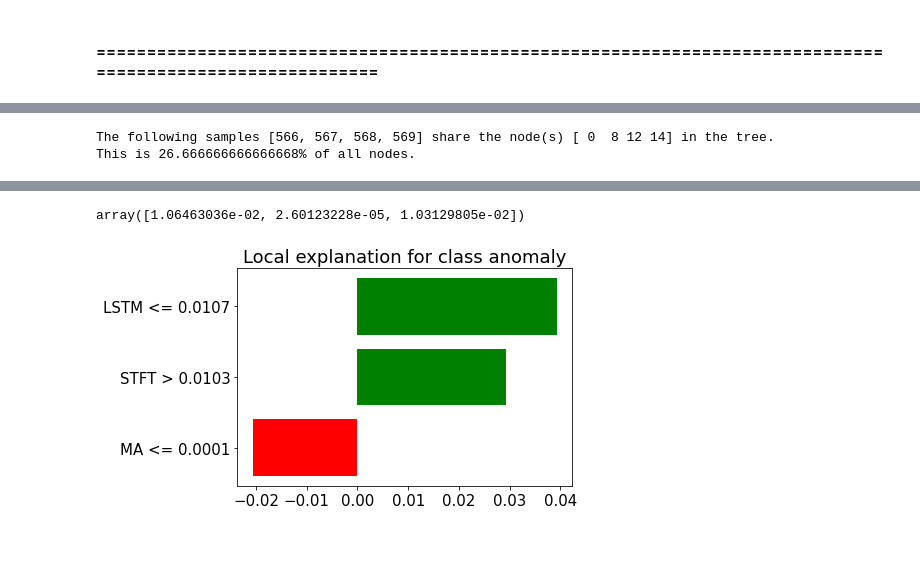
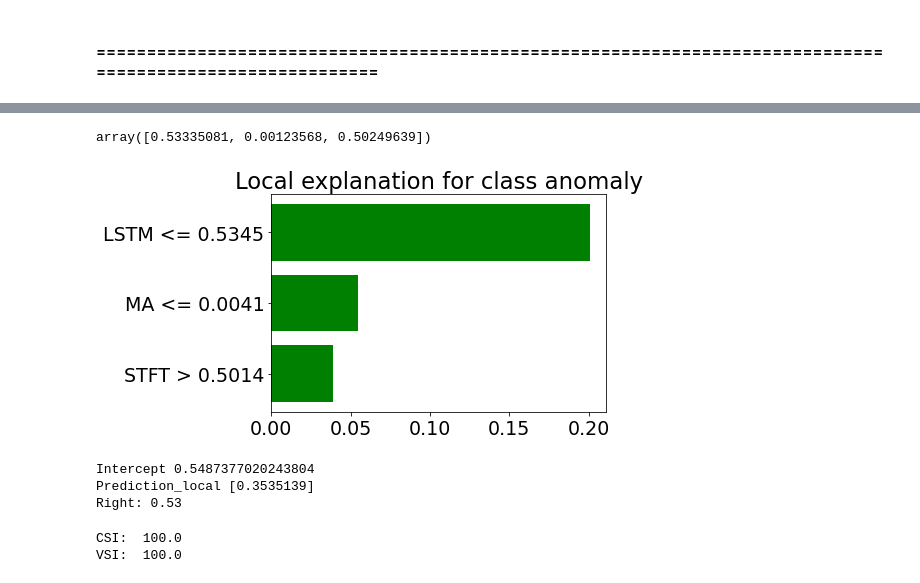
Before and after one commit to slc120/spacecraft-anom-exp, a Jupyter notebook: classifier.ipynb, the cells around one changed output, grey strips where cells are left out. Cells and saved outputs as stored; diff of their text form; code cells hidden in the pictures; blank space fills up the shorter version.

```diff
--- a/classifier.ipynb
+++ b/classifier.ipynb
@@ -393,13 +370,13 @@ npersegFFT = 20 #samples per second FFT
 ## Anomaly list
 path = ''
 df = pd.read_csv(path+'anom_types_.csv')
-df=df[df['spacecraft']=='MSL']
+df=df[df['spacecraft']=='SMAP']
 types = ['point','change','frequency','magnitude','wave']
 l_anoms = [1,20,50,100]
 
 results = []
-train_df = df.sample(frac = 0.7,random_state=10)
-test_df= df.drop(train_df.index)
+#train_df = df.sample(frac = 0.7,random_state=10)
+#test_df= df.drop(train_df.index)
 
 train_df = df
 test_df = df
@@ -446,10 +423,12 @@ print("Training")
 #clf_t = RandomForestClassifier(max_depth=6, max_features='sqrt', n_estimators=200)#SMAP
 #clf_t=RandomForestClassifier(max_depth=6, max_features='auto', n_estimators=100)#MSL
 
+clf_t = RandomForestClassifier()
+
+#SMAP
 #clf_t = MLPClassifier(solver='adam', max_iter =60, alpha = 0.0001, hidden_layer_sizes = (15,10,15), activation = 'tanh', learning_rate = 'adaptive')
-
-clf_t = MLPClassifier(solver='adam', max_iter =60, alpha = 0.0001, hidden_layer_sizes = (8,16,14),
-                      activation = 'relu', learning_rate = 'constant')
+#MSL
+#clf_t = MLPClassifier(solver='adam', max_iter =60, alpha = 0.0001, hidden_layer_sizes = (8,16,14), activation = 'relu', learning_rate = 'constant')
 
 clf_t.fit(data_train, anom_train)
 
@@ -568,7 +547,6 @@ for indice in range(0,len(test_df)):
 end_all = time.time()
 print("time total: ", end_all-start_all)
 result_df = pd.DataFrame(results)
-#result_df.to_csv('mlp_gs_emaw_ma_norm_minmax_5fold.csv',index=False)
 # %% [output]
 Training
 Selecting anomalies
@@ -963,19 +750,3 @@ plt.show()
-# %%
-sample_ids = [566,567,568,569]
-# boolean array indicating the nodes both samples go through
-common_nodes = node_indicator.toarray()[sample_ids].sum(axis=0) == len(sample_ids)
-# obtain node ids using position in array
-common_node_id = np.arange(n_nodes)[common_nodes]
-
-print(
-    "\nThe following samples {samples} share the node(s) {nodes} in the tree.".format(
-        samples=sample_ids, nodes=common_node_id
-    )
-)
-print("This is {prop}% of all nodes.".format(prop=100 * len(common_node_id) / n_nodes))
-# %% [output]
-The following samples [566, 567, 568, 569] share the node(s) [ 0  8 12 14] in the tree.
-This is 26.666666666666668% of all nodes.
 # %%
 #actual = 'T-3-1' #Type 1
 #actual = 'T-2' #Type 2
@@ -1011,34 +782,34 @@ explainer = lime_tabular.LimeTabularExplainer(
     training_data=feature_mat,
     feature_names=['LSTM', 'MA', 'STFT'],
     class_names=['nominal', 'anomaly'],
     mode='classification',
     discretize_continuous=True)
 
 #[(1849, 2180)]
 #i = 1907
 #i=6590  #type II
-i = 510 #type III
-i = 3420 #type IV
+#i = 510 #type III
+#i = 3420 #type IV
 i = 1400 #type V
 
 #1139, 1410
 
 exp = explainer.explain_instance(
     data_row=feature_mat[i,:],
     predict_fn=clf_t.predict_proba
 )
 exp.show_in_notebook(show_table=True, show_all=True)
 fig = exp.as_pyplot_figure()
 #fig.savefig('explainable_I.svg', format='svg', bbox_inches = 'tight', pad_inches = 0)
 #fig.savefig('explainable_III.pdf', format='pdf', bbox_inches = 'tight', pad_inches = 0)
 feature_mat[i,:]
 
 # array([1.15540851e-02, 5.75577003e-05, 2.62008345e-03]) type I 98% anomaly-0.02 nominal
 # array([0.01269993, 0.00695256, 0.01034623]) type II 83% anomaly-17% nominal
 # array([0.01530439, 0.0135927 , 0.01537484]) type III 88% anomaly-12% nominal
 # array([0.01036229, 0.        , 0.00567674]) type IV 68% anomaly-32% nominal
 # array([1.06463036e-02, 2.60123228e-05, 1.03129805e-02]) type V 88% anomaly - 12% nominal
 # %% [output]
 [interactive output not drawn]
-array([1.06463036e-02, 2.60123228e-05, 1.03129805e-02])
+array([0.53335081, 0.00123568, 0.50249639])
-[figure, old version]
+[figure, new version]
@@ -1044,0 +823,17 @@ array([1.06463036e-02, 2.60123228e-05, 1.03129805e-02])
+# %%
+params = {"data_row": feature_mat[i,:],
+          "predict_fn": clf_t.predict_proba,
+          "num_samples": 5000,
+          "num_features": 3,
+          "distance_metric": "euclidean"}
+exp = explainer.explain_instance(**params)
+# %% [output]
+Intercept 0.5487377020243804
+Prediction_local [0.3535139]
+Right: 0.53
+# %%
+csi, vsi = explainer.check_stability(n_calls=10,**params,index_verbose=False)
+print("CSI: ",csi,"\nVSI: ",vsi,"\n")
+# %% [output]
+CSI:  100.0
+VSI:  100.0
```
Also changed, not shown: parts of 22 cells of this notebook.
